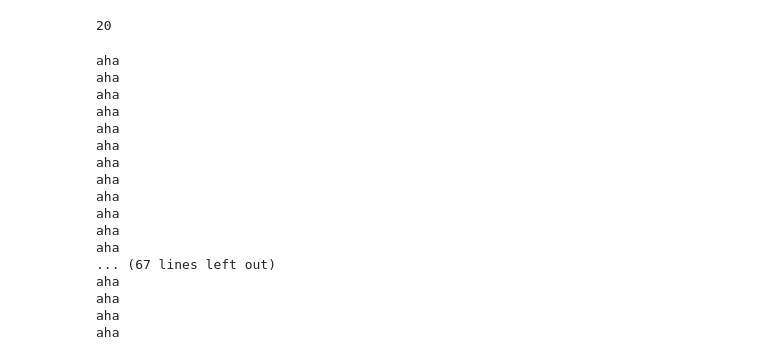
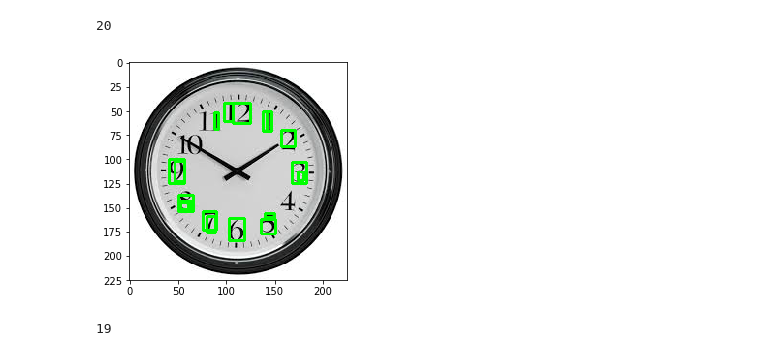
Before and after one commit to coolmich/coco, a Jupyter notebook: clock_algo/playground.ipynb, the cells around one changed output. Drawn from its saved outputs; the diff is of its cells as text; code cells hidden in the pictures.

```diff
--- a/clock_algo/playground.ipynb
+++ b/clock_algo/playground.ipynb
@@ -66,15 +82,16 @@ plt.imshow(img3),plt.show()
 # %%
 from collections import defaultdict
-def extract_matches(match_list_matrix, kp1, kp2):
+def extract_matches(match_list_matrix, kp_1, kp_2):
     result = defaultdict(list)
     if len(match_list_matrix):
         if isinstance(match_list_matrix[0], list):
             for dmatch_list in match_list_matrix:
                 for dmatch in dmatch_list:
-                    result[kp2[dmatch.queryIdx]].append(dmatch)
+                    #print(dmatch.trainIdx)
+                    result[kp_2[dmatch.trainIdx]].append(dmatch)
         else:
             for dmatch in match_list_matrix:
-                result[kp2[dmatch.queryIdx]].append(dmatch)
+                result[kp_2[dmatch.trainIdx]].append(dmatch)
     return result
 # %%
 result = extract_matches(good, kp2, kp1)
@@ -109,35 +126,58 @@ for good_kp in good_matched_kp:
     x_, y_ = good_kp.pt
     for x, y,  w, h in bb_map:
         if x_ >= x and x_ <= x + w and y_ >= y and y_ <= y + h:
-            print('aha')
+            #print('aha')
             bb_map[(x, y, w, h)] += 1
-# %% [output]
-aha
-aha
-aha
-aha
-aha
-aha
-aha
-aha
-aha
-aha
-aha
-aha
-... (67 lines left out)
-aha
-aha
-aha
-aha
 # %%
 candidate_bb = []
 for bb, score in sorted(bb_map.items(), key=lambda x: -x[1]):
     x, y, w, h = bb
-    if max(w, h) > max(img.shape)/3:
+    if max(w, h) > max(img.shape)/3 or not score:
         continue
     candidate_bb.append(bb)
-    if len(candidate_bb) > 3:
-        break
+#     if len(candidate_bb) > 10:
+#         break
+# %%
+img = cv2.imread('clocks/clock2.png')
+for x, y, w, h in candidate_bb:
+    cv2.rectangle(img,(x,y),(x+w,y+h),(0,255,0),2)
+plt.imshow(img)
+plt.show()
+# %% [output]
+[figure, added]
+# %%
+# return positive number if there's overlap, o/w return negative number of their distance
+def overlap_bw_segment(line1, line2):
+    a1, a2 = line1
+    b1, b2 = line2
+    if a2 <= b1:
+        return a2 - b1
+    if a1 >= b2:
+        return b2 - a1
+    return min(a2, b2) - max(a1, b1)
+
+def merge_bb(bb_list, overlap_ratio=0.6):
+    while True:
+        merged_idx = set()
+        new_bb_list = []
+        for i in range(len(bb_list)):
+            if i in merged_idx: continue
+            for j in range(i, len(bb_list)):
+                if j in merged_idx: continue
+                x1, y1, w1, h1 = bb_list[i]
+                x2, y2, w2, h2 = bb_list[j]
+                x_overlap = overlap_bw_segment((x1, x1+w1), (x2, x2+w2))
+                if x_overlap > -(1-overlap_ratio) * min(w1, w2):
+                    y_overlap = overlap_bw_segment((y1, y1+h1), (y2, y2+h2))
+                    if y_overlap > -(1-overlap_ratio) * min(h1, h2):
+                        if x_overlap >= overlap_ratio * min(w1, w2) or y_overlap >= overlap_ratio * min(h1, h2):
+                            merged_idx.add(i)
+                            merged_idx.add(j)
+                            new_x = min(x1, x2)
+                            new_y = min(y1, y2)
+                            new_bb_list.append((new_x, new_y, ))
+# %% [output]
+19
 # %%
 candidate_bb
 # %% [output]
```
Also changed, not shown: parts of 12 cells of this notebook, 2 other files.
